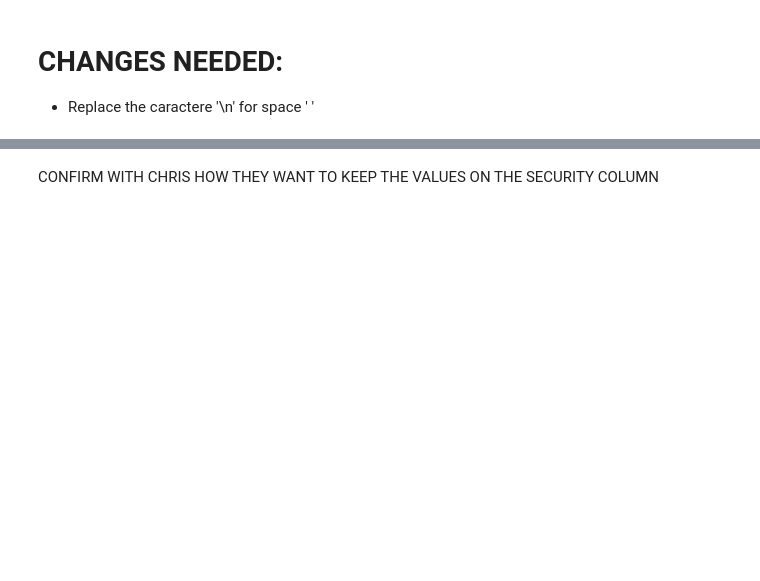
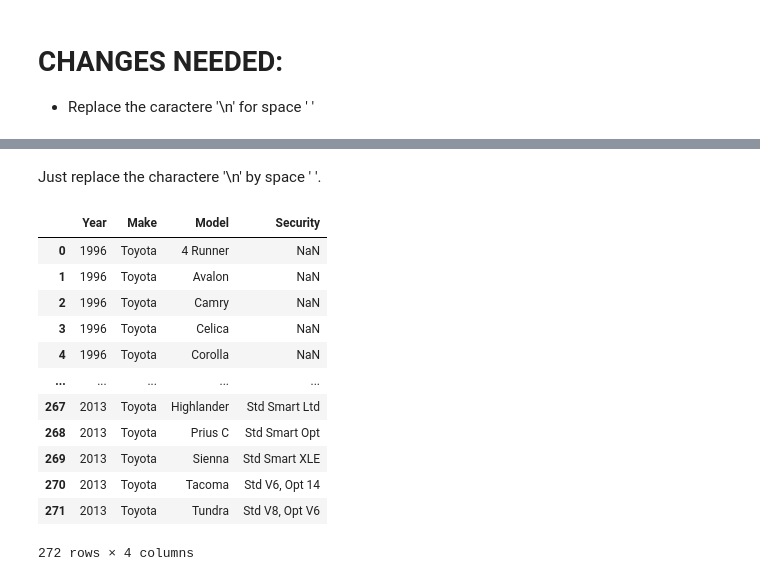
Before and after one commit to weversonbarbieri/automotive_immobilizer_app, a Jupyter notebook: notesbooks/df_toyota.ipynb, the cells around one changed output, grey strips where cells are left out. Drawn from its saved outputs; the diff is of its cells as text; code cells hidden in the pictures; blank space fills up the shorter version.

Commit message:
commit toyota df and its .pkl file

```diff
--- a/notesbooks/df_toyota.ipynb
+++ b/notesbooks/df_toyota.ipynb
@@ -107,2 +123,22 @@ print(toyota_security_list)
-# %% [markdown]
-CONFIRM WITH CHRIS HOW THEY WANT TO KEEP THE VALUES ON THE SECURITY COLUMN
+# %% [markdown]
+Just replace the charactere '\n' by space ' '.
+# %%
+# Replace the charactere '\n' by space ' '
+df_toyota['Security'] = df_toyota['Security'].str.replace('\n', ' ', regex=False)
+# %%
+# Reset index
+df_toyota.reset_index(drop=True)
+# %% [output]
+|  | Year | Make | Model | Security |
+| 0 | 1996 | Toyota | 4 Runner | NaN |
+| 1 | 1996 | Toyota | Avalon | NaN |
+| 2 | 1996 | Toyota | Camry | NaN |
+| 3 | 1996 | Toyota | Celica | NaN |
+| 4 | 1996 | Toyota | Corolla | NaN |
+| ... | ... | ... | ... | ... |
+| 267 | 2013 | Toyota | Highlander | Std Smart Ltd |
+| 268 | 2013 | Toyota | Prius C | Std Smart Opt |
+| 269 | 2013 | Toyota | Sienna | Std Smart XLE |
+| 270 | 2013 | Toyota | Tacoma | Std V6, Opt 14 |
+| 271 | 2013 | Toyota | Tundra | Std V8, Opt V6 |
+272 rows × 4 columns
```
Also changed, not shown: parts of 4 cells of this notebook, 1 other file.
